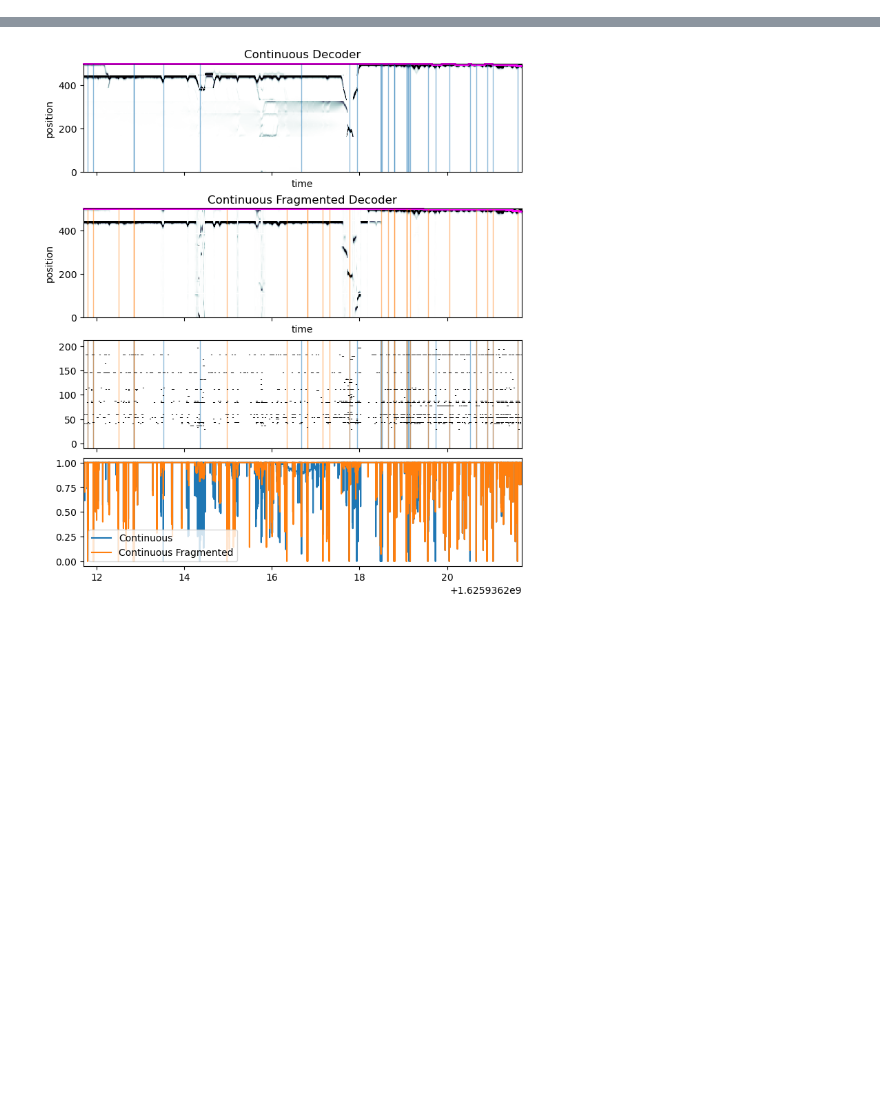
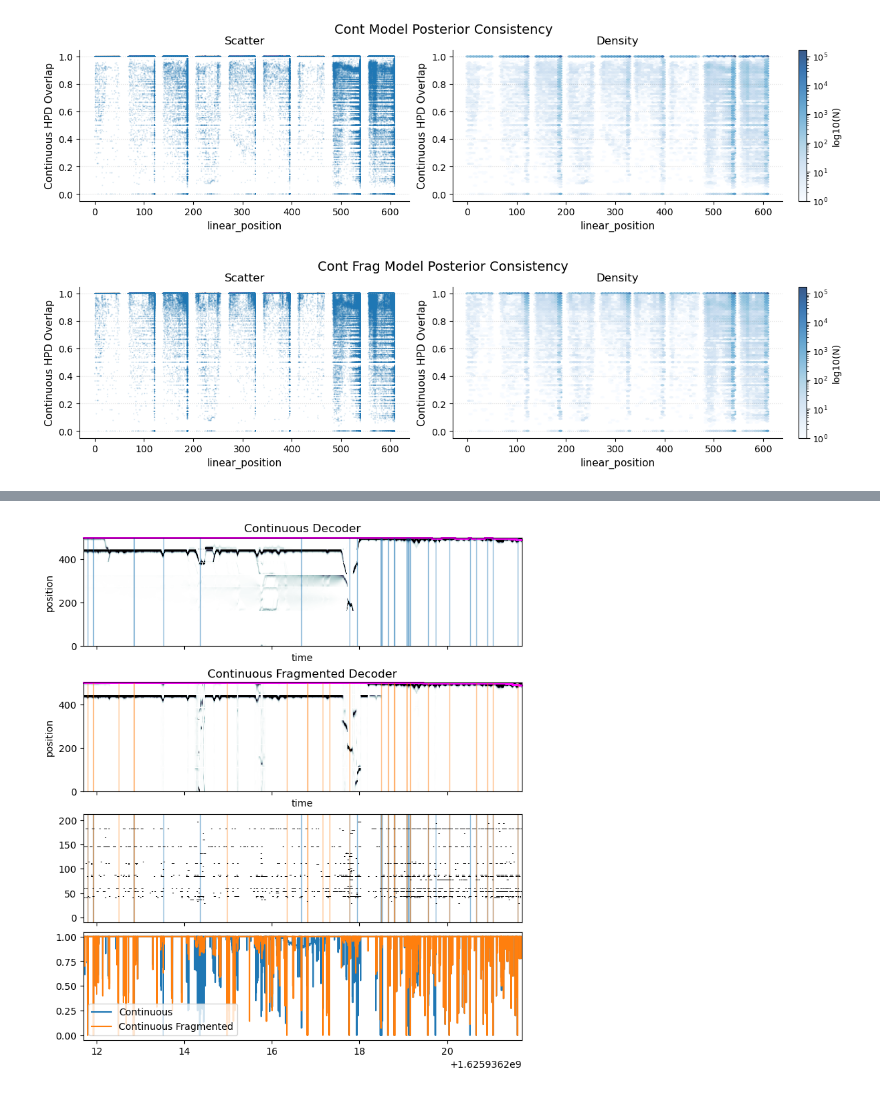
Before and after one commit to LorenFrankLab/non_local_detector, a Jupyter notebook: notebooks/model_checking.ipynb, the cells around one changed output, grey strips where cells are left out. Cells and saved outputs as stored; diff of their text form; code cells hidden in the pictures; blank space fills up the shorter version.

```diff
--- a/notebooks/model_checking.ipynb
+++ b/notebooks/model_checking.ipynb
@@ -136,0 +243,16 @@ cont_frag_hpd_overlap = posterior_consistency_hpd_overlap(
+# %%
+plot_posterior_consistency_vs_covariate(
+    covariate="linear_position",
+    hpd_overlap=cont_hpd_overlap,
+    position_info=position_info,
+    suptitle="Cont Model Posterior Consistency",
+)
+plot_posterior_consistency_vs_covariate(
+    covariate="linear_position",
+    hpd_overlap=cont_frag_hpd_overlap,
+    position_info=position_info,
+    suptitle="Cont Frag Model Posterior Consistency",
+)
+# %% [output]
+[figure, added]
+[figure, added]
```
Also changed, not shown: parts of 14 cells of this notebook.
